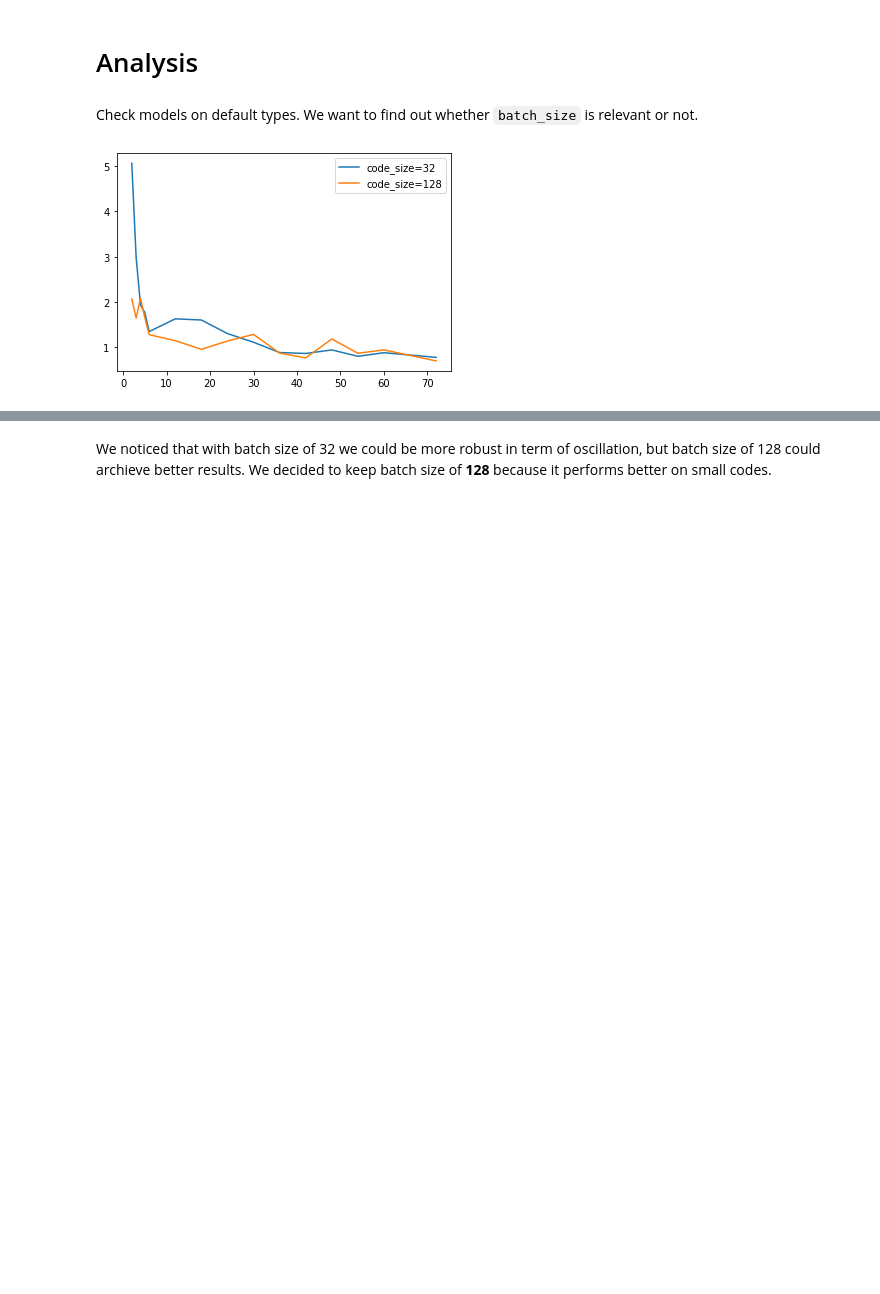
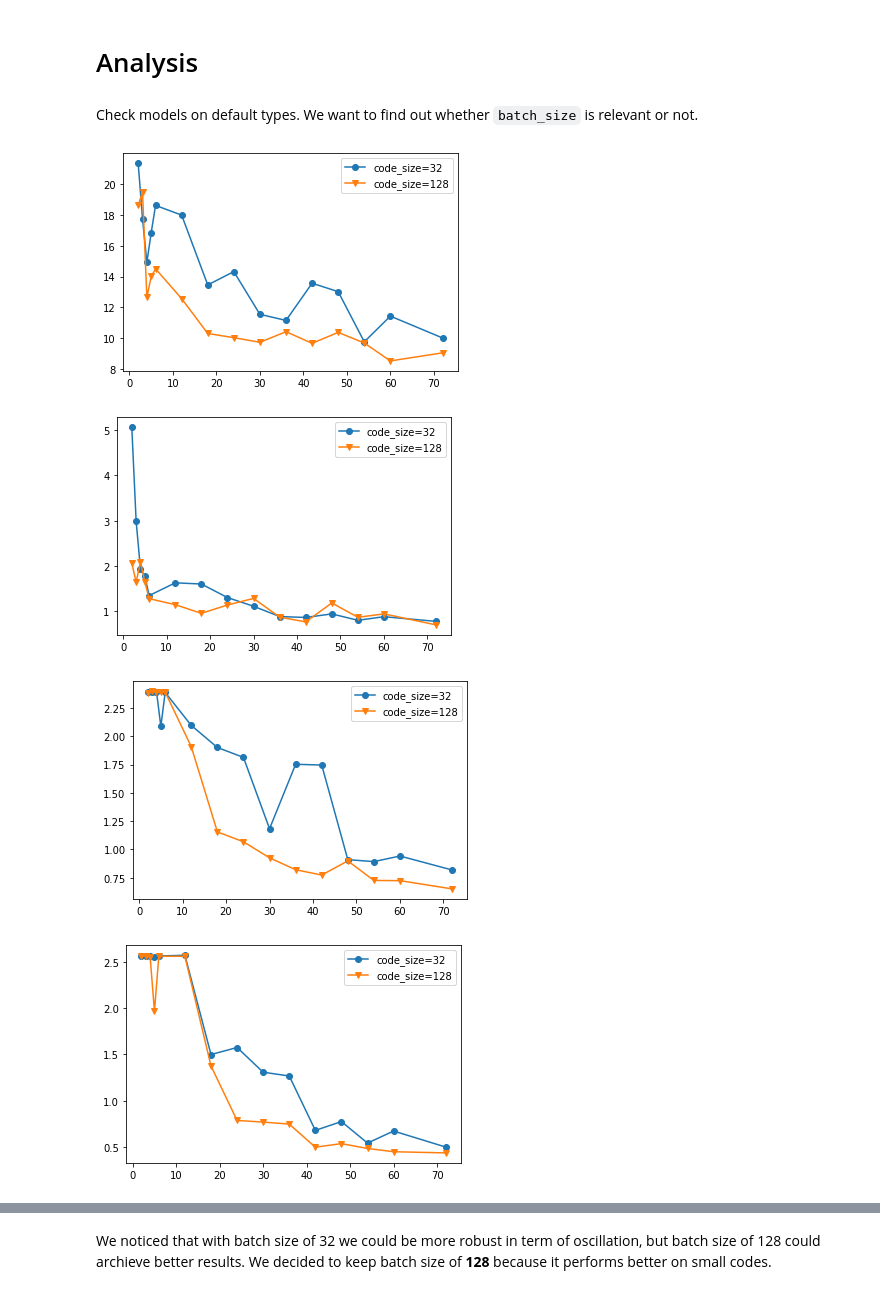
Before and after one commit to lparolari/har, a Jupyter notebook: autoencoder_plot.ipynb, the cells around one changed output, grey strips where cells are left out. Cells and saved outputs as stored; diff of their text form; code cells hidden in the pictures; blank space fills up the shorter version.

```diff
--- a/autoencoder_plot.ipynb
+++ b/autoencoder_plot.ipynb
@@ -83,15 +83,20 @@ def get_nn_accuracy_by_code_size(df):
 # %% [markdown]
 Check models on default types. We want to find out whether `batch_size` is relevant or not.
 # %%
-df = data_df.loc[(data_df["type"] == "default") & (data_df["batch_size"] == 32)]
-x, y = get_losses_by_code_size(df)
-plt.plot(x, y, label="code_size=32")
+for type in data_df["type"].unique():
 
-df = data_df.loc[(data_df["type"] == "default") & (data_df["batch_size"] == 128)]
-x, y = get_losses_by_code_size(df)
-plt.plot(x, y, label="code_size=128")
+    df = data_df.loc[(data_df["type"] == type) & (data_df["batch_size"] == 32)]
+    x, y = get_losses_by_code_size(df)
+    plt.plot(x, y, marker="o", label="code_size=32")
 
-plt.legend()
-plt.show()
+    df = data_df.loc[(data_df["type"] == type) & (data_df["batch_size"] == 128)]
+    x, y = get_losses_by_code_size(df)
+    plt.plot(x, y, marker="v", label="code_size=128")
+
+    plt.legend()
+    plt.show()
 # %% [output]
-[figure, old version]
+[figure, new version]
+[figure, added]
+[figure, added]
+[figure, added]
```
Also changed, not shown: parts of 10 cells of this notebook, 1 other file.
